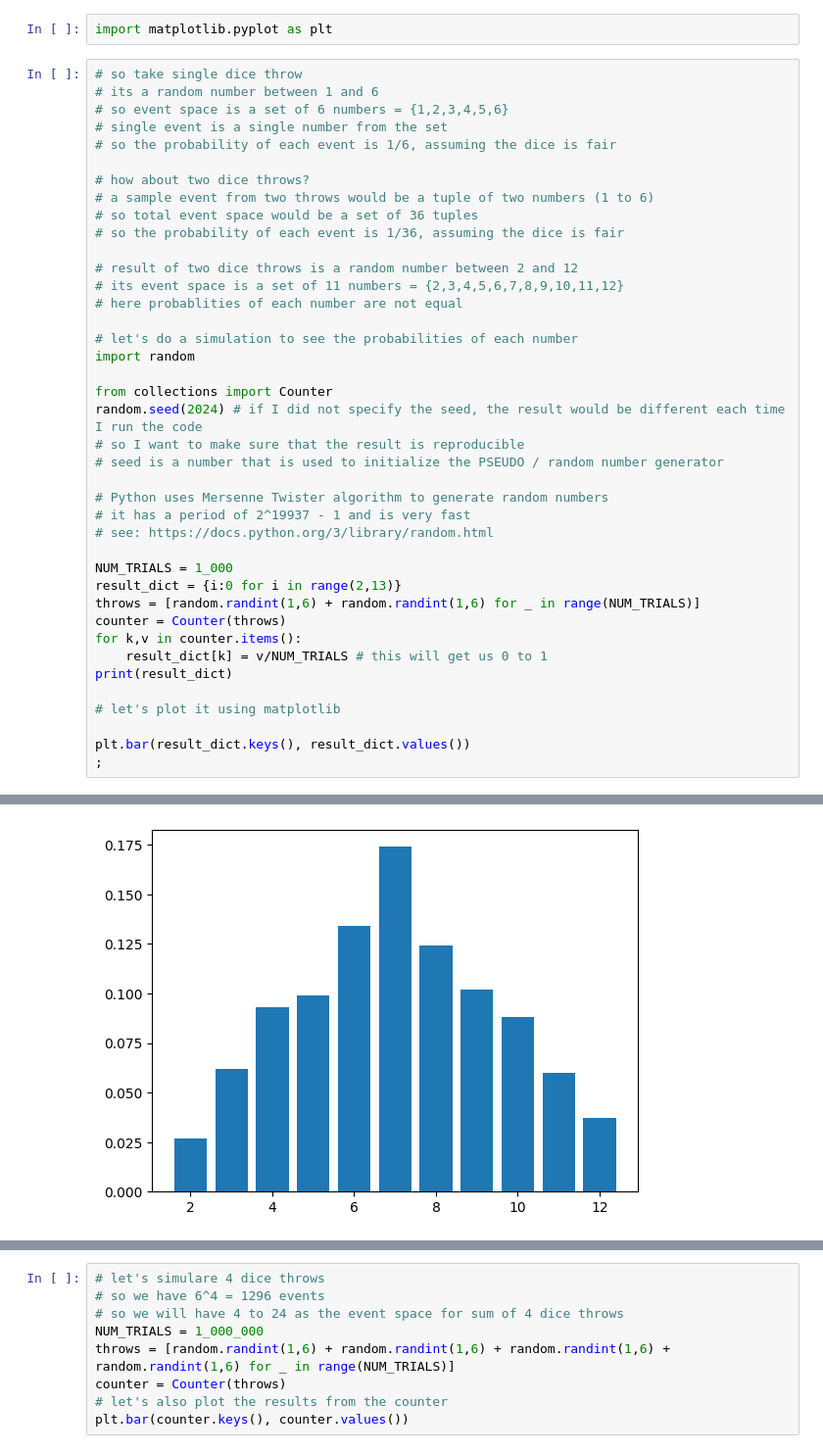
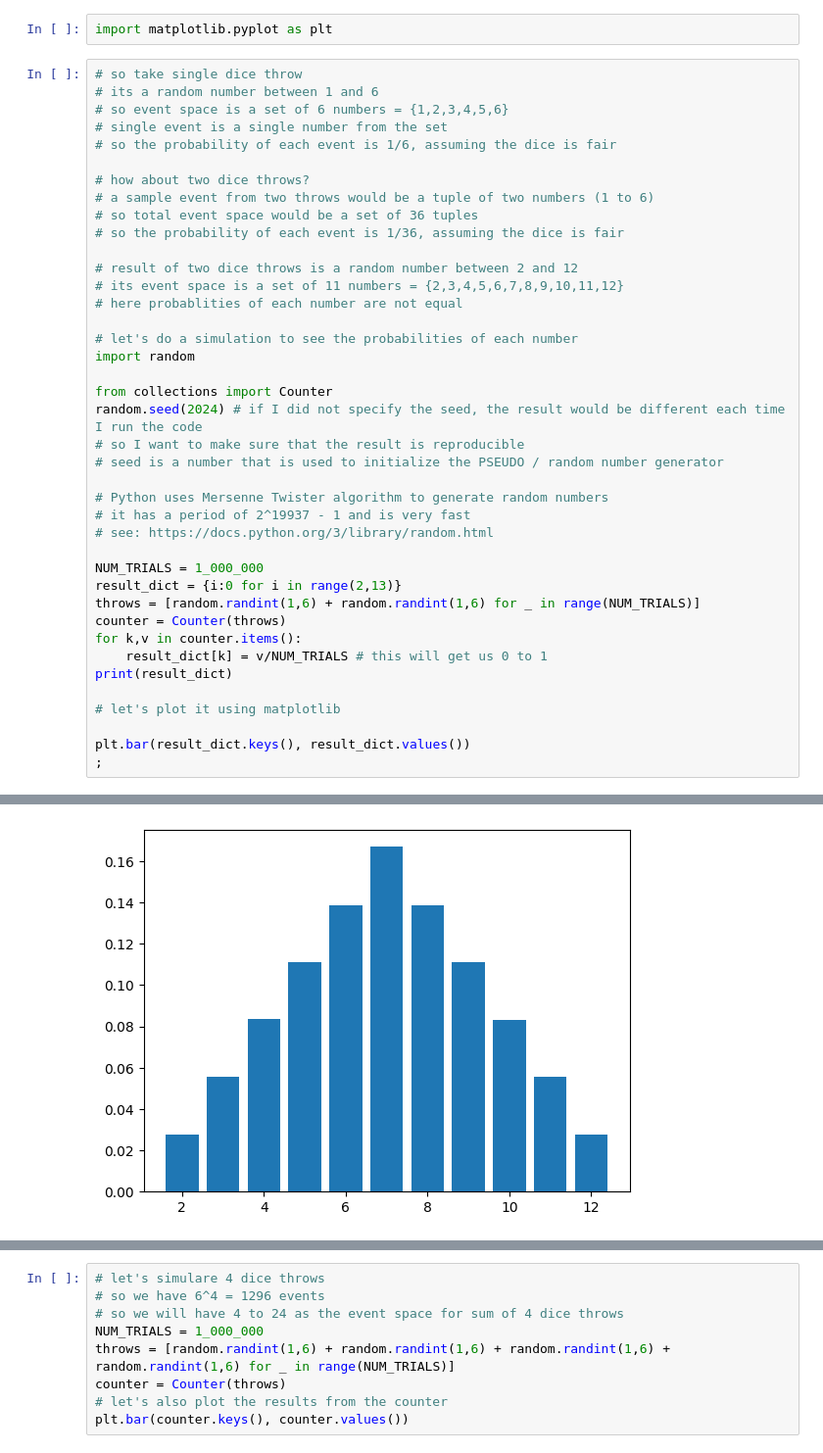
Before and after one commit to ValRCS/RBS_PBM773_Introduction_to_AI, a Jupyter notebook: notebooks/ch12_quantifying_uncertainty.ipynb, the cells around one changed output, grey strips where cells are left out. Shown at 98% size. Cells and saved outputs as stored; diff of their text form.

```diff
--- a/notebooks/ch12_quantifying_uncertainty.ipynb
+++ b/notebooks/ch12_quantifying_uncertainty.ipynb
@@ -79,7 +79,7 @@ random.seed(2024) # if I did not specify the seed, the result would be different
 # it has a period of 2^19937 - 1 and is very fast
 # see: https://docs.python.org/3/library/random.html
 
-NUM_TRIALS = 1_000
+NUM_TRIALS = 1_000_000
 result_dict = {i:0 for i in range(2,13)}
 throws = [random.randint(1,6) + random.randint(1,6) for _ in range(NUM_TRIALS)]
 counter = Counter(throws)
@@ -96,5 +96,5 @@ plt.bar(result_dict.keys(), result_dict.values())
 ''
-[figure, old version]
+[figure, new version]
 # %%
 # let's generate expected probabilities
 # so 1/36 for 2 and 12
```
Also changed, not shown: parts of 5 cells of this notebook.
